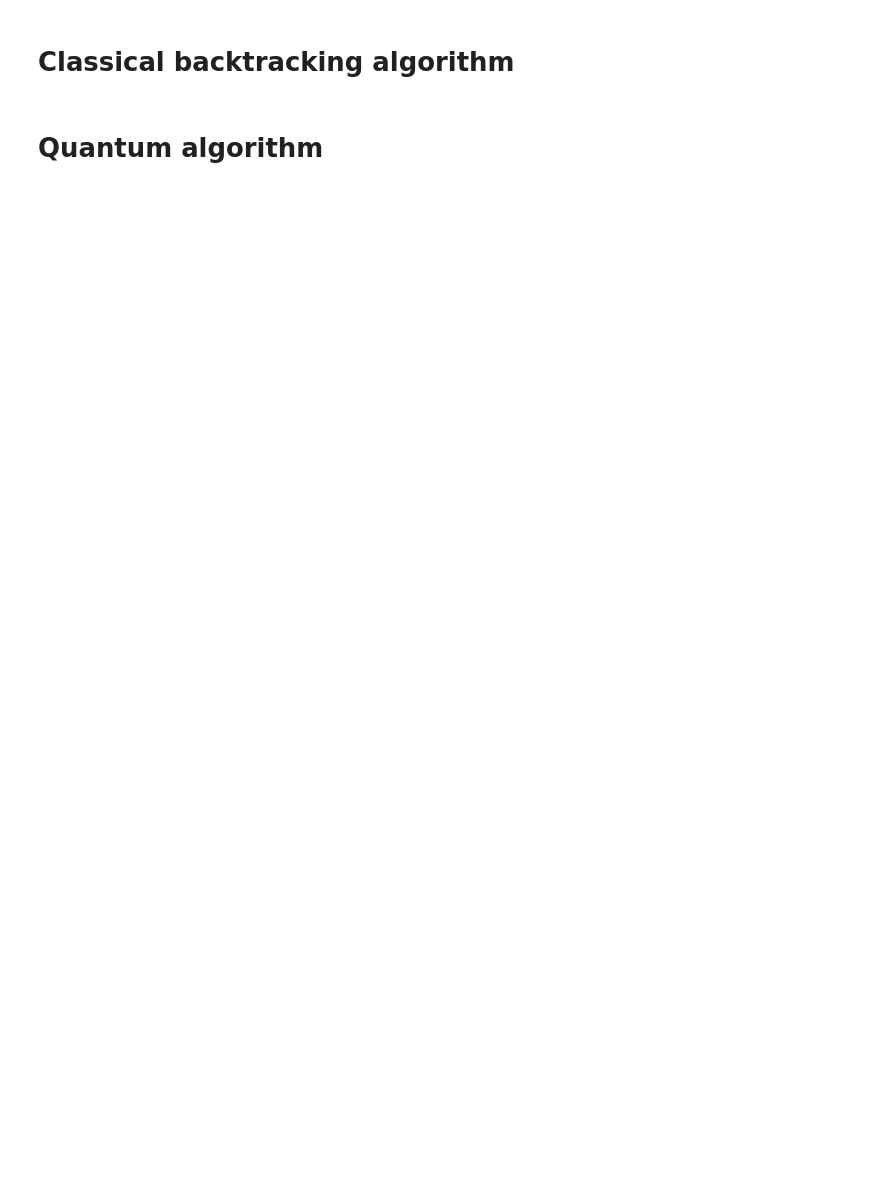
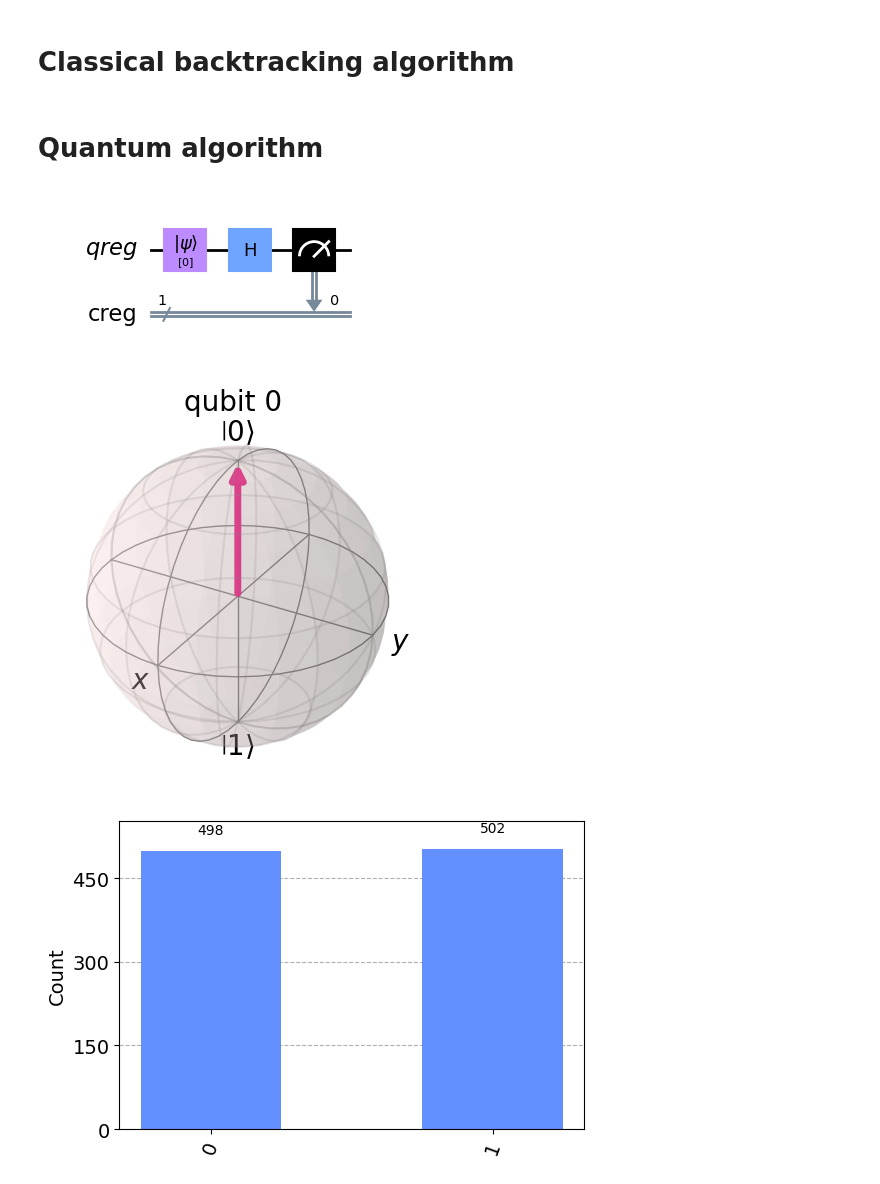
Before and after one commit to chutommy/bvviz, a Jupyter notebook: exploratory.ipynb, the cells around one changed output. Saved outputs shown, nothing was run; the diff lists cells and outputs as text; code cells hidden in the pictures; blank space fills up the shorter version.

Commit message:
Implement quantum circuits and simulations

```diff
--- a/exploratory.ipynb
+++ b/exploratory.ipynb
@@ -84,0 +83,43 @@ print(f"Number of solutions: {len(my_solutions)}")
+# %%
+from qiskit import QuantumRegister, ClassicalRegister, QuantumCircuit, Aer, execute
+from qiskit.visualization import plot_histogram, plot_bloch_multivector
+
+
+def new_circuit(quantum_bits: int, classical_bits: int):
+    """Create a new quantum circuit with given quantum volume."""
+    qr = QuantumRegister(quantum_bits, "qreg")
+    cr = ClassicalRegister(classical_bits, "creg")
+    qc = QuantumCircuit(qr, cr)
+
+    # set qubits to zero state
+    for qubit in qr:
+        qc.initialize('0', qubit)
+    return (qr, cr, qc)
+
+
+def simulate(qc: QuantumCircuit, shots: int = 1000):
+    """Draw the circuit, simulate a state vector and run simulations."""
+    # simulate state vector
+    statevector_backend = Aer.get_backend("statevector_simulator")
+    statevector_job = execute(qc, backend=statevector_backend)
+    statevector = statevector_job.result().get_statevector()
+
+    # run simulations
+    sim_backend = Aer.get_backend("qasm_simulator")
+    sim_job = execute(qc, backend=sim_backend, shots=shots)
+    counts = sim_job.result().get_counts()
+
+    display(qc.draw(output="mpl"))
+    display(plot_bloch_multivector(statevector, figsize=(1, 1)))
+    display(plot_histogram(counts, figsize=(6, 4)))
+# %%
+qr, cr, qc = new_circuit(1, 1)
+
+qc.h(qr[0])
+qc.measure(qr[0], cr[0])
+
+simulate(qc)
+# %% [output]
+[figure, added]
+[figure, added]
+[figure, added]
```
Also changed, not shown: parts of 1 cell of this notebook.
